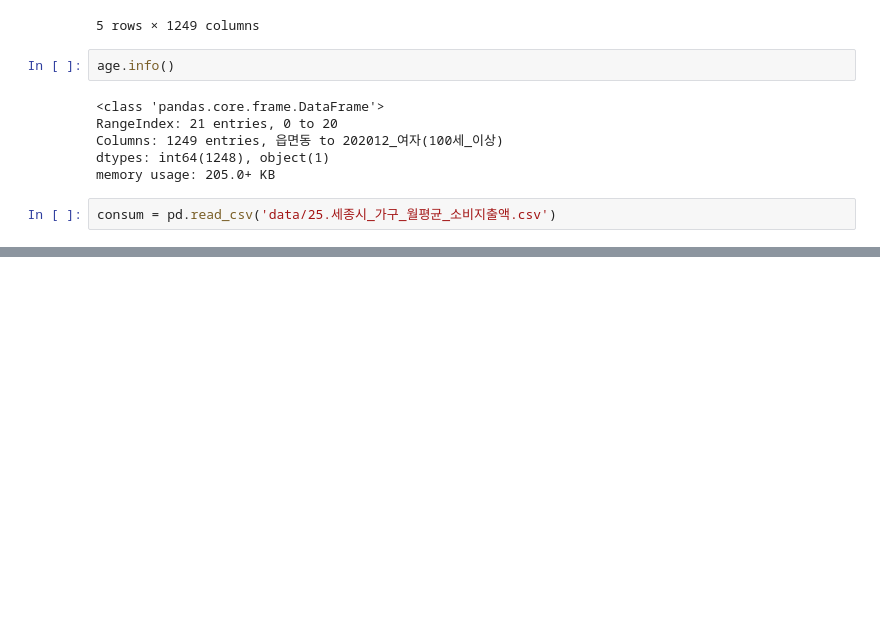
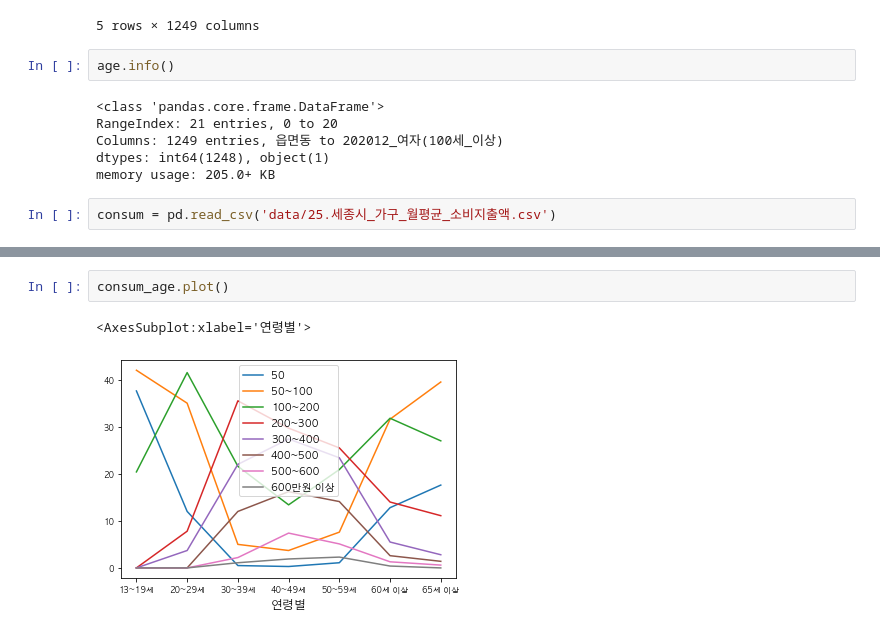
Before and after one commit to metterian/sejong-house-market-analyse, a Jupyter notebook: data_summary.ipynb, the cells around one changed output, grey strips where cells are left out. Saved outputs shown, nothing was run; the diff lists cells and outputs as text; blank space fills up the shorter version.

```diff
--- a/data_summary.ipynb
+++ b/data_summary.ipynb
@@ -386,0 +390,5 @@ def consumType(column_name):
+# %%
+consum_age.plot()
+# %% [output]
+<AxesSubplot:xlabel='연령별'>
+[figure, added]
```
Also changed, not shown: parts of 19 cells of this notebook.
